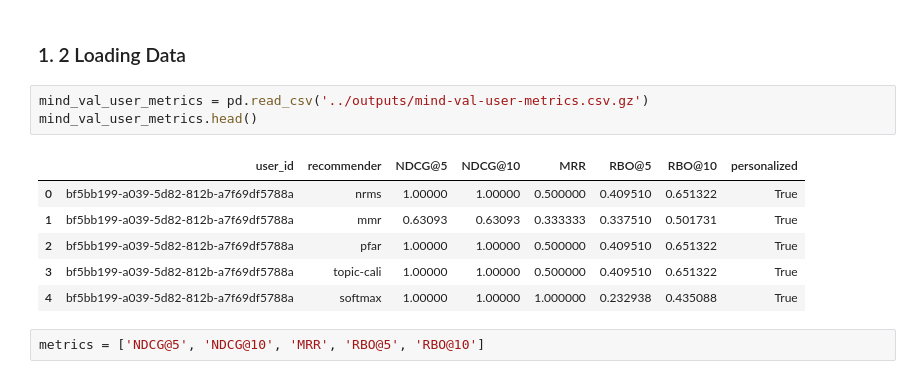
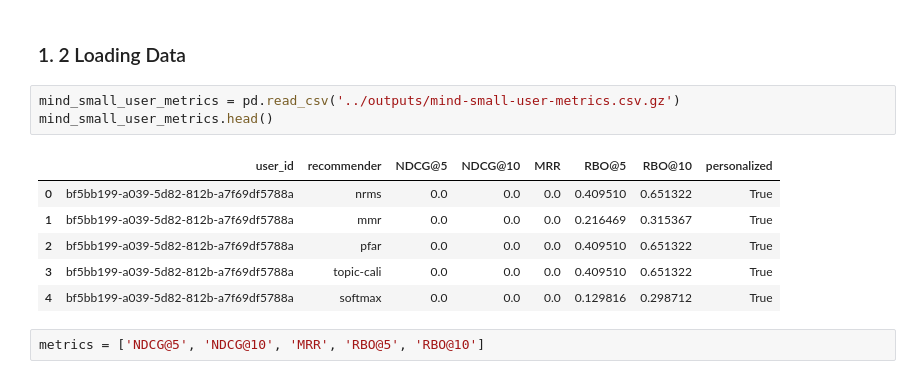
Before and after one commit to CCRI-POPROX/poprox-recommender, a Jupyter notebook: notebooks/MINDSmallEvalResults.ipynb, the cells around one changed output. Drawn from its saved outputs; the diff is of its cells as text.

```diff
--- a/notebooks/MINDSmallEvalResults.ipynb
+++ b/notebooks/MINDSmallEvalResults.ipynb
@@ -23,15 +23,15 @@ from IPython.display import HTML
 # %% [markdown]
 ### 1. 2 Loading Data
 # %%
-mind_val_user_metrics = pd.read_csv('../outputs/mind-val-user-metrics.csv.gz')
-mind_val_user_metrics.head()
+mind_small_user_metrics = pd.read_csv('../outputs/mind-small-user-metrics.csv.gz')
+mind_small_user_metrics.head()
 # %% [output]
 |  | user_id | recommender | NDCG@5 | NDCG@10 | MRR | RBO@5 | RBO@10 | personalized |
-| 0 | bf5bb199-a039-5d82-812b-a7f69df5788a | nrms | 1.00000 | 1.00000 | 0.500000 | 0.409510 | 0.651322 | True |
-| 1 | bf5bb199-a039-5d82-812b-a7f69df5788a | mmr | 0.63093 | 0.63093 | 0.333333 | 0.337510 | 0.501731 | True |
-| 2 | bf5bb199-a039-5d82-812b-a7f69df5788a | pfar | 1.00000 | 1.00000 | 0.500000 | 0.409510 | 0.651322 | True |
-| 3 | bf5bb199-a039-5d82-812b-a7f69df5788a | topic-cali | 1.00000 | 1.00000 | 0.500000 | 0.409510 | 0.651322 | True |
-| 4 | bf5bb199-a039-5d82-812b-a7f69df5788a | softmax | 1.00000 | 1.00000 | 1.000000 | 0.232938 | 0.435088 | True |
+| 0 | bf5bb199-a039-5d82-812b-a7f69df5788a | nrms | 0.0 | 0.0 | 0.0 | 0.409510 | 0.651322 | True |
+| 1 | bf5bb199-a039-5d82-812b-a7f69df5788a | mmr | 0.0 | 0.0 | 0.0 | 0.216469 | 0.315367 | True |
+| 2 | bf5bb199-a039-5d82-812b-a7f69df5788a | pfar | 0.0 | 0.0 | 0.0 | 0.409510 | 0.651322 | True |
+| 3 | bf5bb199-a039-5d82-812b-a7f69df5788a | topic-cali | 0.0 | 0.0 | 0.0 | 0.409510 | 0.651322 | True |
+| 4 | bf5bb199-a039-5d82-812b-a7f69df5788a | softmax | 0.0 | 0.0 | 0.0 | 0.129816 | 0.298712 | True |
 # %%
 metrics = ['NDCG@5', 'NDCG@10', 'MRR', 'RBO@5', 'RBO@10']
 # %% [markdown]
```
Also changed, not shown: parts of 5 cells of this notebook.
